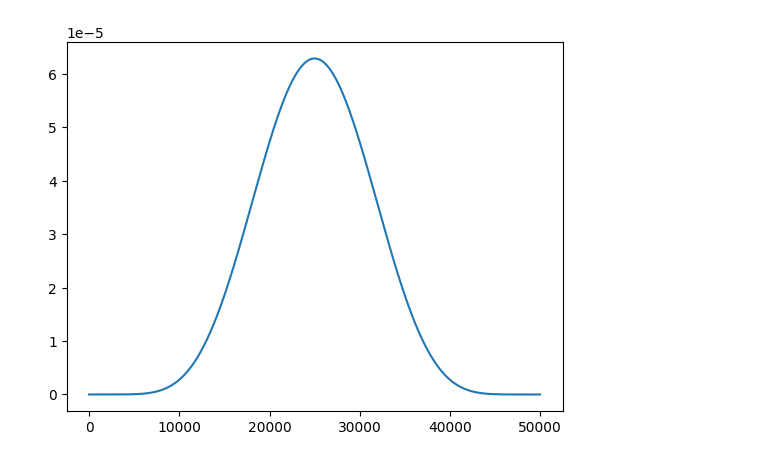
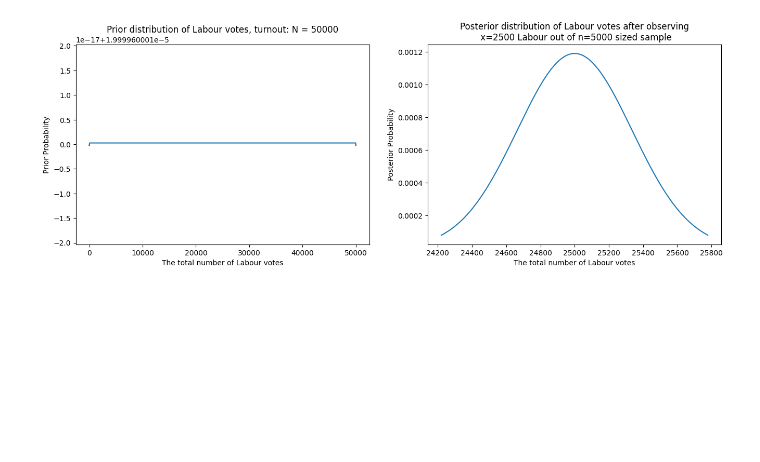
Before and after one commit to JakeRobertBaker/pysample, a Jupyter notebook: beta_bin_bayes.ipynb, the cells around one changed output. Drawn from its saved outputs; the diff is of its cells as text; code cells hidden in the pictures; blank space fills up the shorter version.

Commit message:
tidy plots

```diff
--- a/beta_bin_bayes.ipynb
+++ b/beta_bin_bayes.ipynb
@@ -2,15 +2,47 @@
 import numpy as np
 from scipy.stats import betabinom
 import matplotlib.pyplot as plt
-# %%
-n, a, b = 50_000, 8,8
-
-fig, ax = plt.subplots(1, 1)
-x = np.arange(0, n+1)
-
-ax.plot(x, betabinom.pmf(x, n, a, b), ms=2, label='betabinom pmf')
-# ax.vlines(x, 0, betabinom.pmf(x, n, a, b), colors='b', lw=2, alpha=0.5)
-
-plt.show()
-# %% [output]
-[figure, removed]
+# %%
+N, alpha, beta = 50_000, 1, 1
+
+#calculate prior
+k_values = np.arange(0, N + 1)
+k_prior = betabinom.pmf(k_values, N, alpha, beta)
+# %%
+# sample
+n, x = 5000, 2500
+
+# calculate posterior
+posterior_k_values = np.arange(x, N - n + x + 1)
+# or write np.arange(0, N-n+1)
+posterior_k_minus_x_values = posterior_k_values - x
+k_posterior = betabinom.pmf(posterior_k_minus_x_values, N - n, alpha + x, beta + n - x)
+# %%
+# plot prior
+fig, ax = plt.subplots(1, 2, figsize=(16,5))
+ax[0].plot(k_values, k_prior, ms=2, label="betabinom pmf")
+ax[0].set_title(
+    f"Prior distribution of Labour votes, turnout: N = {N}"
+)
+ax[0].set_xlabel("The total number of Labour votes")
+ax[0].set_ylabel("Prior Probability")
+
+# plot posterior
+
+# lets remove 0.1 percent of mass on either end
+tail_area = 1e-2
+n_lower = int(betabinom.ppf(tail_area, N - n, alpha + x, beta + n - x))
+n_upper = int(betabinom.ppf(1 - tail_area, N - n, alpha + x, beta + n - x))
+# n_lower = 0
+# n_upper = N
+
+ax[1].plot(
+    posterior_k_values[n_lower:n_upper], k_posterior[n_lower:n_upper], ms=2, label="betabinom pmf"
+)
+ax[1].set_title(f"Posterior distribution of Labour votes after observing\n x={x} Labour out of n={n} sized sample")
+ax[1].set_xlabel("The total number of Labour votes")
+ax[1].set_ylabel("Posterior Probability")
+
+plt.show()
+# %% [output]
+[figure, added]
```
